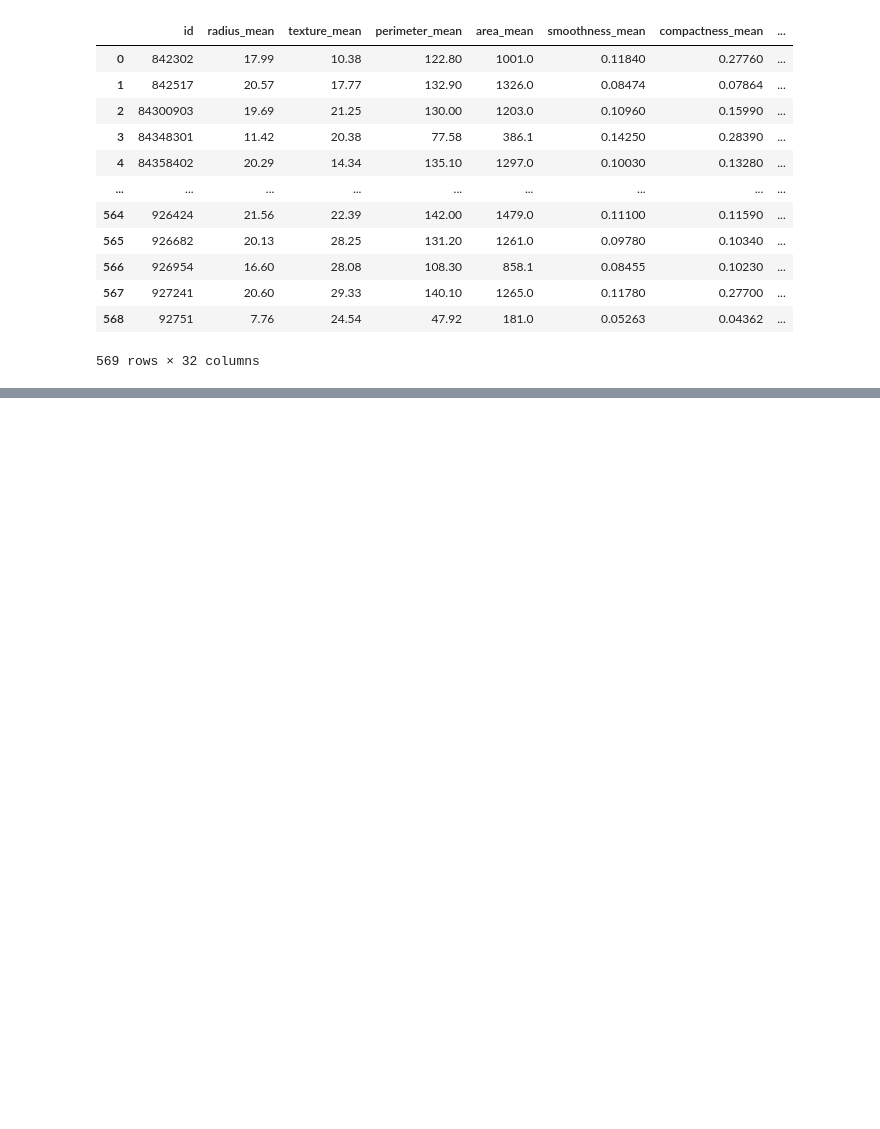
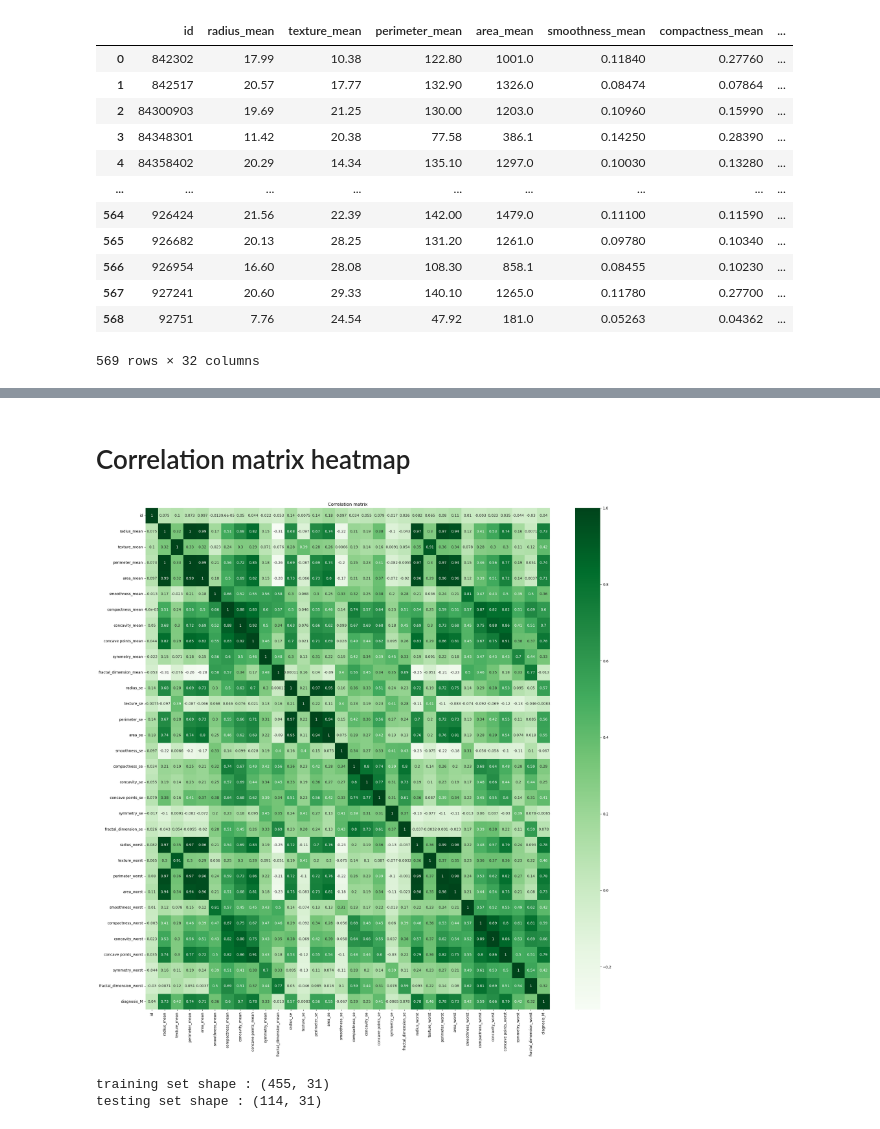
Before and after one commit to salahzaame/breast_cancer_prediction, a Jupyter notebook: cancer_pred.ipynb, the cells around one changed output, grey strips where cells are left out. Saved outputs shown, nothing was run; the diff lists cells and outputs as text; code cells hidden in the pictures; blank space fills up the shorter version.

```diff
--- a/cancer_pred.ipynb
+++ b/cancer_pred.ipynb
@@ -100,3 +155,12 @@ data_num
+# %% [markdown]
+# Correlation matrix heatmap
+# %%
+plt.figure(figsize=(25,25))
+plt.title('Correlation matrix')
+sns.heatmap(data_num.corr(),annot=True , cmap='Greens')
+plt.show()
+# %% [output]
+[figure, added]
 # %%
 #spliting data to X and Y
 
@@ -107,3 +171,10 @@ y = data_num["diagnosis_M"]
 
 from sklearn.model_selection import train_test_split
 x_train , x_test , y_train , y_test = train_test_split(x , y , test_size=0.2)
+
+
+print("training set shape :" , x_train.shape )
+print("testing set shape :" , x_test.shape )
+# %% [output]
+training set shape : (455, 31)
+testing set shape : (114, 31)
```
Also changed, not shown: parts of 11 cells of this notebook.
